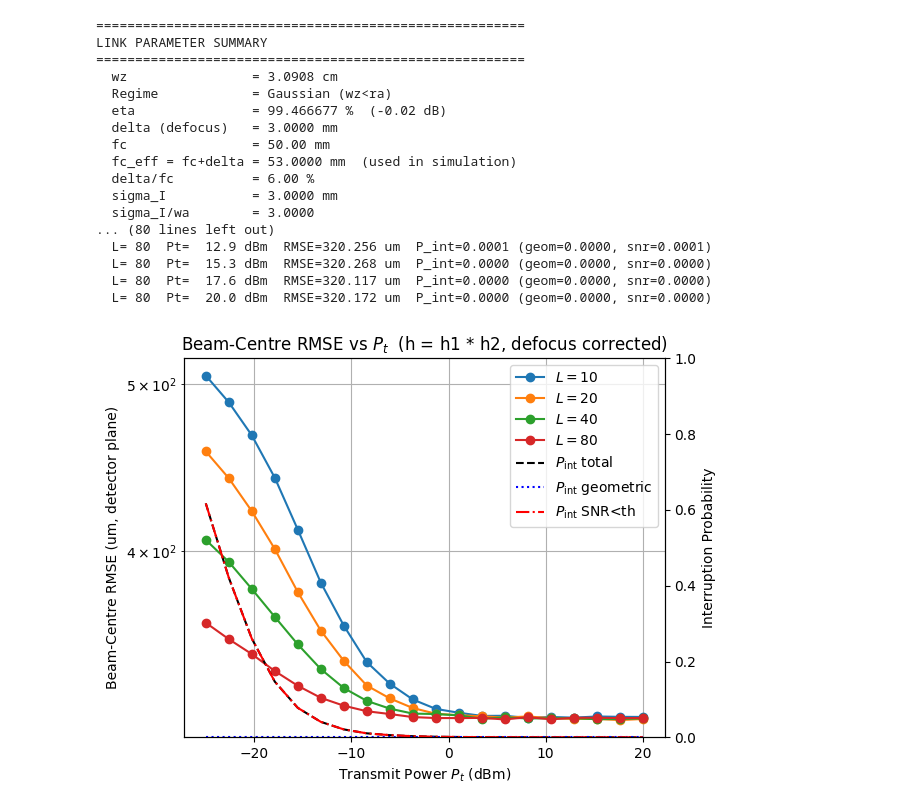
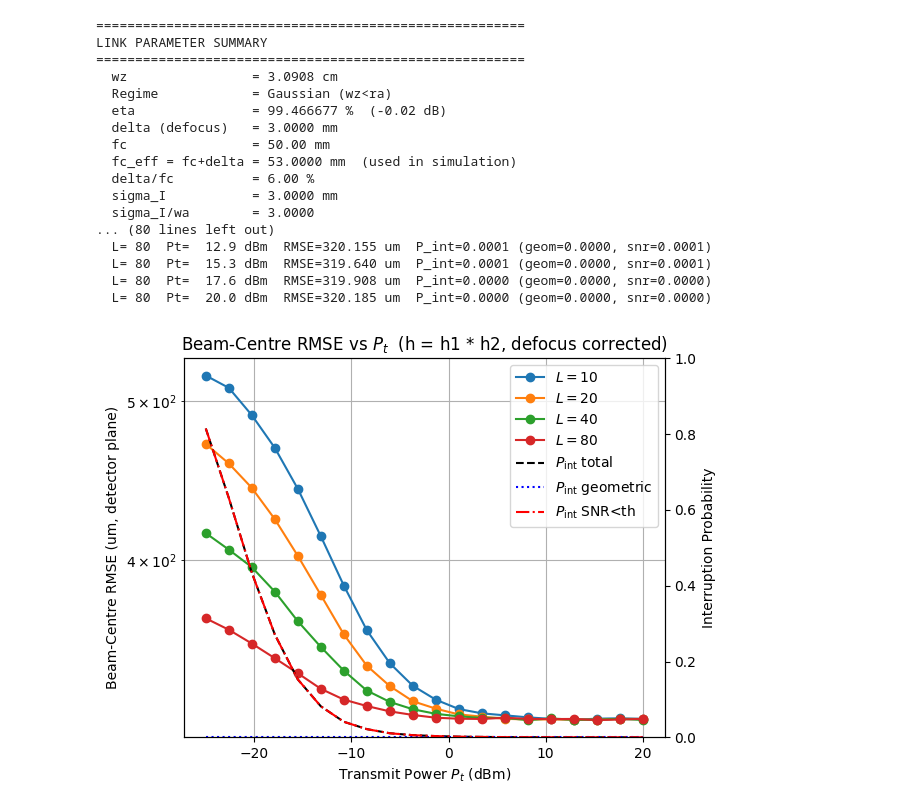
Before and after one commit to 5ahar-K/Project, a Jupyter notebook: RMSE, defocused, stationary in time.ipynb, the cells around one changed output. Cells and saved outputs as stored; diff of their text form; code cells hidden in the pictures.

```diff
--- a/RMSE, defocused, stationary in time.ipynb
+++ b/RMSE, defocused, stationary in time.ipynb
@@ -332,41 +332,41 @@ if __name__ == "__main__":
         "sigma_x"    : 4e-3, "sigma_y": 4e-3,
         "mu"         : 1.0,
         "sigma_s"    : 2e-5,
-        "sigma0"     : 2e-6,
+        "sigma0"     : 3.6e-6,
         "L"          : 20,
         "Z"          : Z, "zeta1": zeta1,
         "gamma_th_dB": 5.0,
     }
 
     QUICK = False
     n_trials, n_points, L_list, batch_size = (
         (20_000, 10, [20], 10_000) if QUICK
         else (200_000, 20, [10, 20,40,80], 10_000)
     )
 
     Pt_list, Pt_dBm_list = make_power_sweep(-55, -10, n_points)
 
     plot_rmse_vs_Pt_for_L_list(
         base_params=base_params, h1_cdf=(h_grid, cdf),
         L_list=L_list, Pt_list=Pt_list, Pt_dBm_list=Pt_dBm_list,
         n_trials=n_trials, seed=1234, batch_size=batch_size,
     )
 # %% [output]
 =======================================================
 LINK PARAMETER SUMMARY
 =======================================================
   wz                = 3.0908 cm
   Regime            = Gaussian (wz<ra)
   eta               = 99.466677 %  (-0.02 dB)
   delta (defocus)   = 3.0000 mm
   fc                = 50.00 mm
   fc_eff = fc+delta = 53.0000 mm  (used in simulation)
   delta/fc          = 6.00 %
   sigma_I           = 3.0000 mm
   sigma_I/wa        = 3.0000
 ... (80 lines left out)
-  L= 80  Pt=  12.9 dBm  RMSE=320.256 um  P_int=0.0001 (geom=0.0000, snr=0.0001)
-  L= 80  Pt=  15.3 dBm  RMSE=320.268 um  P_int=0.0000 (geom=0.0000, snr=0.0000)
-  L= 80  Pt=  17.6 dBm  RMSE=320.117 um  P_int=0.0000 (geom=0.0000, snr=0.0000)
-  L= 80  Pt=  20.0 dBm  RMSE=320.172 um  P_int=0.0000 (geom=0.0000, snr=0.0000)
+  L= 80  Pt=  12.9 dBm  RMSE=320.155 um  P_int=0.0001 (geom=0.0000, snr=0.0001)
+  L= 80  Pt=  15.3 dBm  RMSE=319.640 um  P_int=0.0001 (geom=0.0000, snr=0.0001)
+  L= 80  Pt=  17.6 dBm  RMSE=319.908 um  P_int=0.0000 (geom=0.0000, snr=0.0000)
+  L= 80  Pt=  20.0 dBm  RMSE=320.185 um  P_int=0.0000 (geom=0.0000, snr=0.0000)
-[figure, old version]
+[figure, new version]
```
